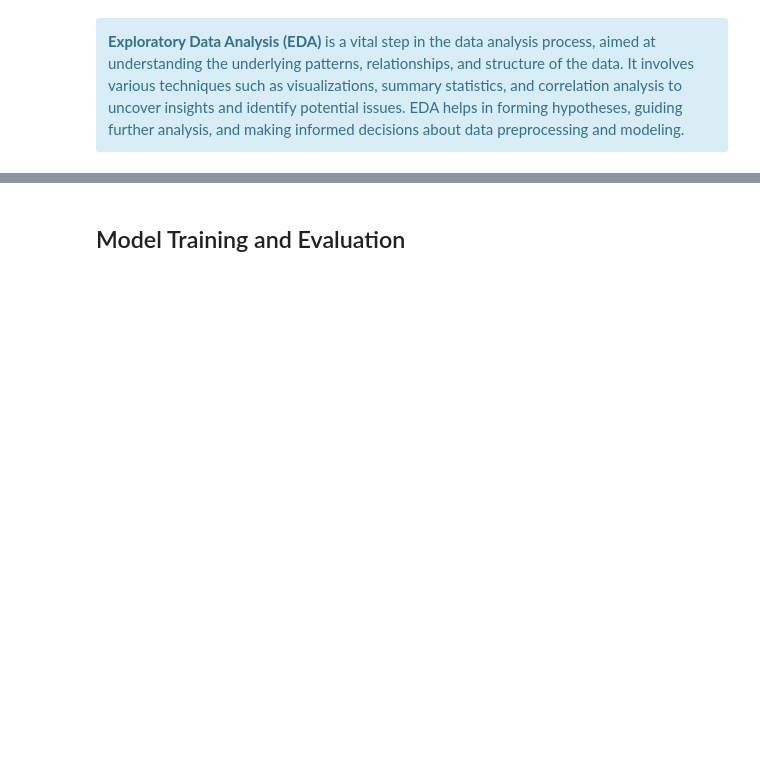
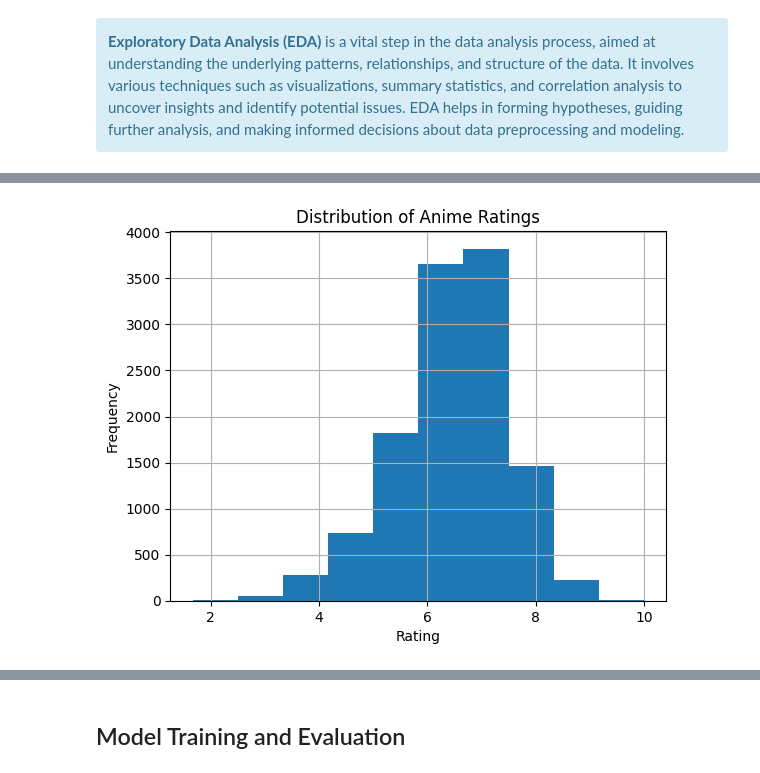
Before and after one commit to Refilwemasapu/Unsupervised-Learning_EG1, a Jupyter notebook: Unsupervised_Learning.ipynb, the cells around one changed output, grey strips where cells are left out. Saved outputs shown, nothing was run; the diff lists cells and outputs as text; code cells hidden in the pictures; blank space fills up the shorter version.

```diff
--- a/Unsupervised_Learning.ipynb
+++ b/Unsupervised_Learning.ipynb
@@ -320,3 +344,6 @@ train_data after removing duplicate rows:
 <div class="alert alert-block alert-info">
 <b>Exploratory Data Analysis (EDA)</b> is a vital step in the data analysis process, aimed at understanding the underlying patterns, relationships, and structure of the data. It involves various techniques such as visualizations, summary statistics, and correlation analysis to uncover insights and identify potential issues. EDA helps in forming hypotheses, guiding further analysis, and making informed decisions about data preprocessing and modeling.
 </di>
+# %%
+data = pd.read_csv('anime.csv')
+data.head()
@@ -322,0 +357,12 @@ train_data after removing duplicate rows:
+# %%
+import pandas as pd
+import matplotlib.pyplot as plt
+
+# Use the 'data' DataFrame which likely contains the 'rating' column
+data['rating'].hist(bins=10)
+plt.title('Distribution of Anime Ratings')
+plt.xlabel('Rating')
+plt.ylabel('Frequency')
+plt.show()
+# %% [output]
+[figure, added]
```
Also changed, not shown: parts of 12 cells of this notebook.
